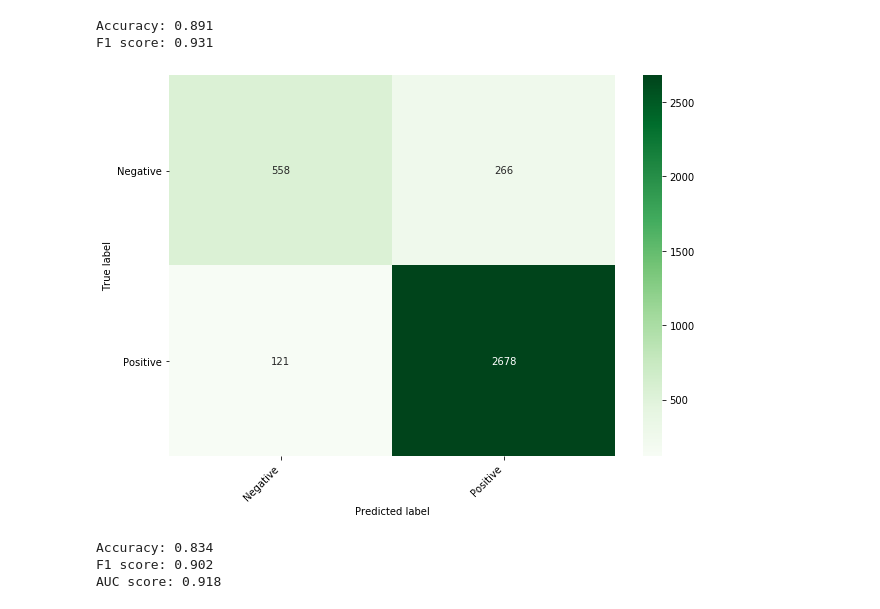
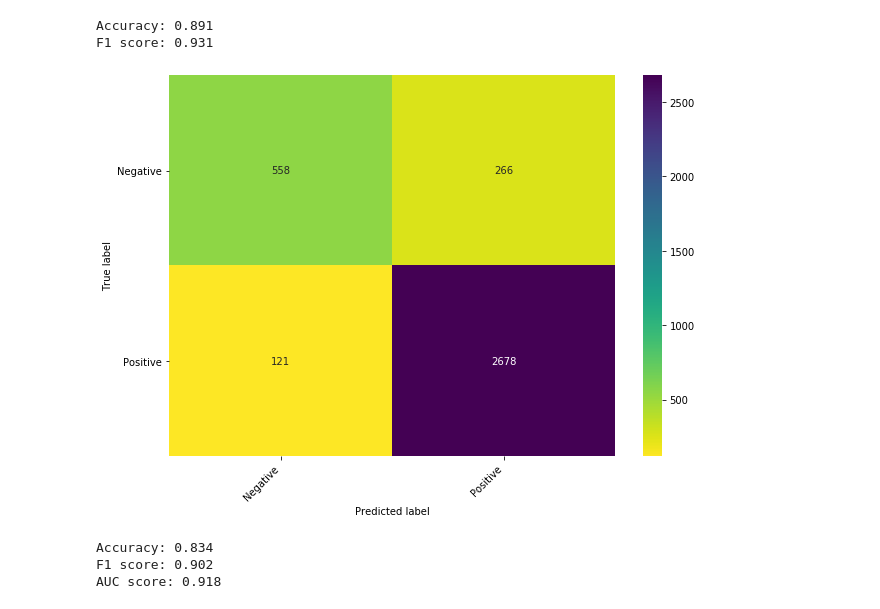
Before and after one commit to ZeeTsing/Ecommerce_women_clothing, a Jupyter notebook: 2_modeling_with_TF-IDF.ipynb, the cells around one changed output. Drawn from its saved outputs; the diff is of its cells as text; code cells hidden in the pictures.

```diff
--- a/2_modeling_with_TF-IDF.ipynb
+++ b/2_modeling_with_TF-IDF.ipynb
@@ -409,10 +415,10 @@ Accuracy: 0.891
 F1 score: 0.931
 # %%
 conf_mat = confusion_matrix(y_true=results['y_val'][0], y_pred=results['predictions'][0])
-cm = hf.print_confusion_matrix(conf_mat, ['Negative', 'Positive'])
-plt.savefig('output\SVC_before_LSA.png')
+cm = hf.print_confusion_matrix(conf_mat, ['Negative', 'Positive'],cmap='viridis_r')
+plt.savefig('output\SVC_Bigram_before_LSA.png')
 # %% [output]
-[figure, old version]
+[figure, new version]
 # %%
 from sklearn.ensemble import RandomForestClassifier
 clf = RandomForestClassifier()
```
Also changed, not shown: parts of 5 cells of this notebook, 1 other file.
